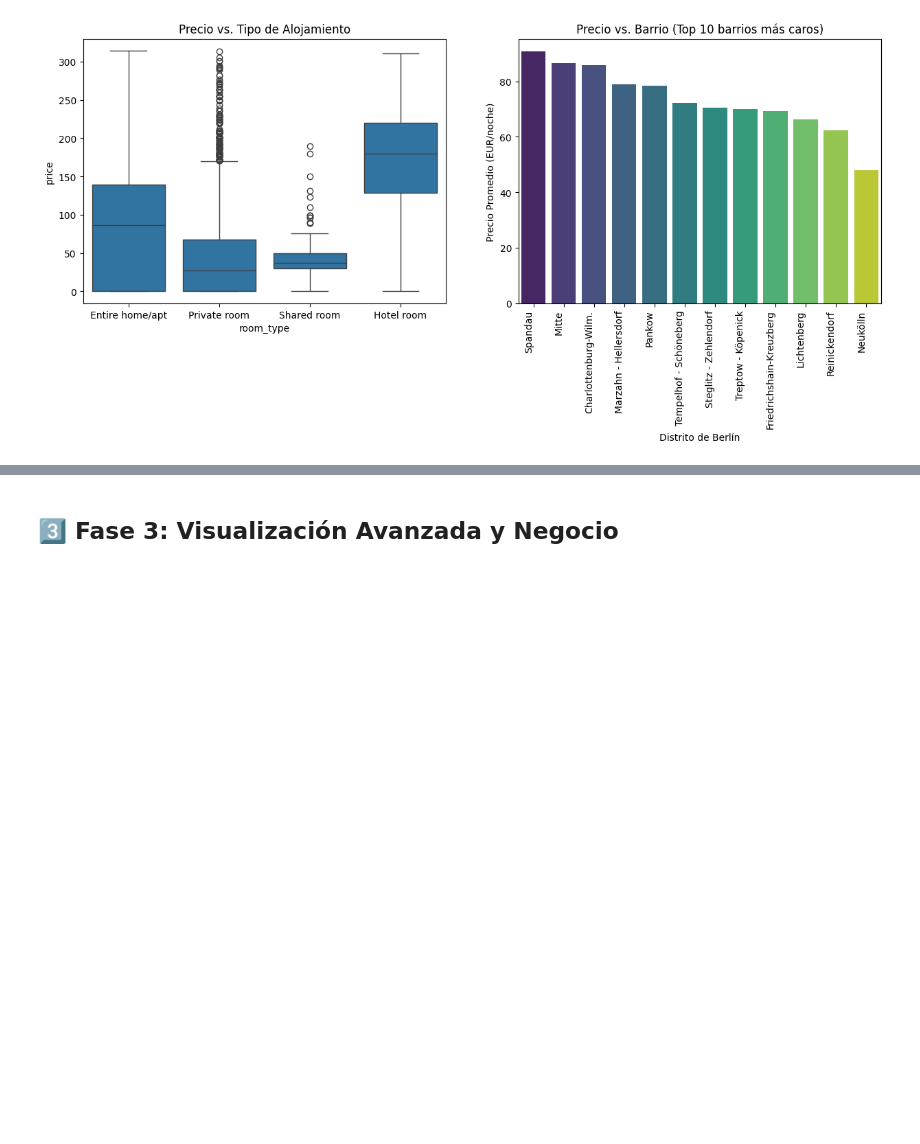
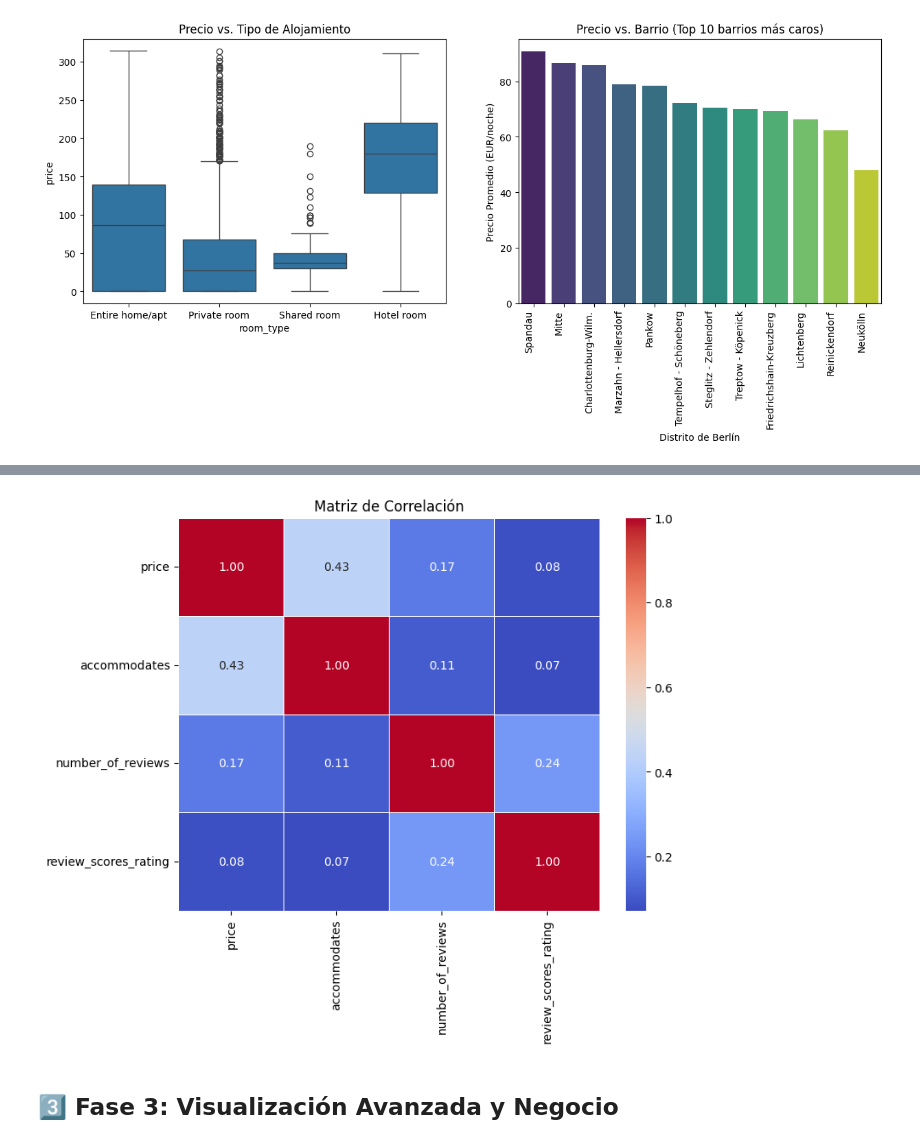
Before and after one commit to ChrisJavier/uide-Week_01-DataClean, a Jupyter notebook: src/AMGD_CP_W1_E3.ipynb, the cells around one changed output, grey strips where cells are left out. Cells and saved outputs as stored; diff of their text form; code cells hidden in the pictures; blank space fills up the shorter version.

```diff
--- a/src/AMGD_CP_W1_E3.ipynb
+++ b/src/AMGD_CP_W1_E3.ipynb
@@ -508,2 +512,30 @@ Text(0.5, 1.0, 'Precio vs. Barrio (Top 10 barrios más caros)')
+# %%
+# En este punto haremos la correlacion entre los capos antes expuestos
+
+df_numerico = df_clean[['price', 'accommodates', 'number_of_reviews', 'review_scores_rating']]
+
+# Creamos la matriz de correlacion
+m_correlacion = df_numerico.corr()
+
+# Creamos el mapa de calor
+plt.figure(figsize=(8, 6))
+sns.heatmap(
+    m_correlacion,
+    annot=True,      # Muestra los coeficientes numéricos
+    cmap='coolwarm', # Usa un esquema de color de rojo a azul
+    fmt=".2f",       # Formatea a dos decimales
+    linewidths=.5    # Añade bordes blancos para claridad
+)
+
+plt.title('Matriz de Correlación')
+plt.show()
+
+# Se puede entender que en hay una relacion entre el precio y la capacidad del lugar. Esto es interesante entre mas personas puedan
+# acomodarse en una propiedad influye en el precio y en el alquieler.
+# Otro punto que se puede analizar es el numeros de reviews y el rating de scores de revies es muy baja la relacion y eso hace entender que
+# Cuando alguien contrata el airbnb se fija mas en la capacidad de la propiedad mas que en la calificacion.
+# Parece que no tiene relacion el precio con el numero de reviews que es normal parece que para contratar toman mas en cuenta otros aspectos.
+# %% [output]
+[figure, added]
 # %% [markdown]
 ## 3️⃣ Fase 3: Visualización Avanzada y Negocio
```
Also changed, not shown: parts of 2 cells of this notebook.
